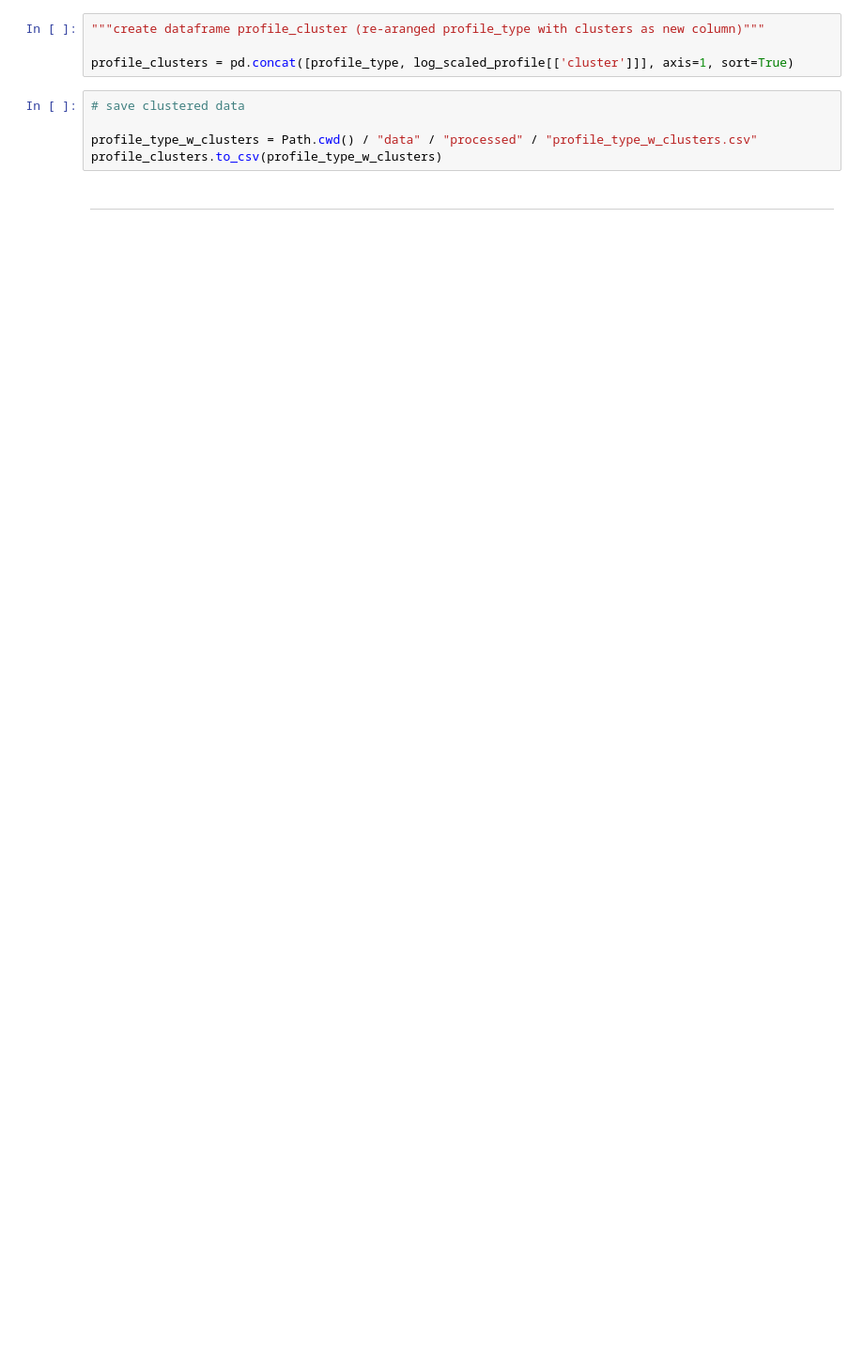
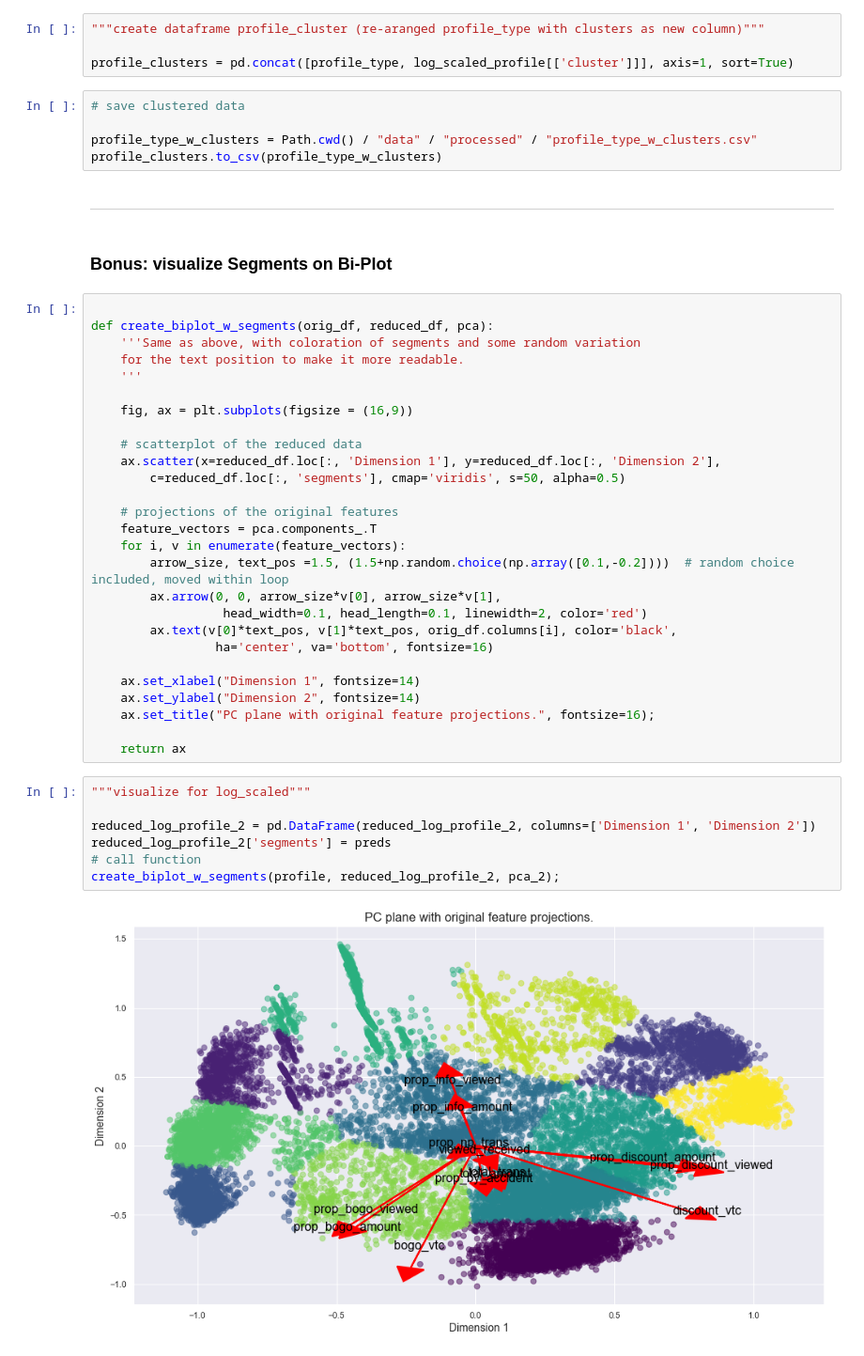
Before and after one commit to rbuerki/segmentation-challenge-starbucks, a Jupyter notebook: 4-PCA_and_clustering.ipynb, the cells around one changed output. Shown at 94% size. Drawn from its saved outputs; the diff is of its cells as text; blank space fills up the shorter version.

Commit message:
FEAT: add segment plot at very end

```diff
--- a/4-PCA_and_clustering.ipynb
+++ b/4-PCA_and_clustering.ipynb
@@ -757,3 +757,41 @@ profile_type_w_clusters = Path.cwd() / "data" / "processed" / "profile_type_w_cl
 profile_clusters.to_csv(profile_type_w_clusters)
 # %% [markdown]
 ---
+# %% [markdown]
+### Bonus: visualize Segments on Bi-Plot
+# %%
+
+def create_biplot_w_segments(orig_df, reduced_df, pca):
+    '''Same as above, with coloration of segments and some random variation
+    for the text position to make it more readable.
+    '''
+
+    fig, ax = plt.subplots(figsize = (16,9))
+
+    # scatterplot of the reduced data
+    ax.scatter(x=reduced_df.loc[:, 'Dimension 1'], y=reduced_df.loc[:, 'Dimension 2'],
+        c=reduced_df.loc[:, 'segments'], cmap='viridis', s=50, alpha=0.5)
+
+    # projections of the original features
+    feature_vectors = pca.components_.T
+    for i, v in enumerate(feature_vectors):
+        arrow_size, text_pos =1.5, (1.5+np.random.choice(np.array([0.1,-0.2])))  # random choice included, moved within loop
+        ax.arrow(0, 0, arrow_size*v[0], arrow_size*v[1],
+                  head_width=0.1, head_length=0.1, linewidth=2, color='red')
+        ax.text(v[0]*text_pos, v[1]*text_pos, orig_df.columns[i], color='black',
+                 ha='center', va='bottom', fontsize=16)
+
+    ax.set_xlabel("Dimension 1", fontsize=14)
+    ax.set_ylabel("Dimension 2", fontsize=14)
+    ax.set_title("PC plane with original feature projections.", fontsize=16);
+
+    return ax
+# %%
+"""visualize for log_scaled"""
+
+reduced_log_profile_2 = pd.DataFrame(reduced_log_profile_2, columns=['Dimension 1', 'Dimension 2'])
+reduced_log_profile_2['segments'] = preds
+# call function
+create_biplot_w_segments(profile, reduced_log_profile_2, pca_2);
+# %% [output]
+[figure, added]
```
Also changed, not shown: parts of 10 cells of this notebook.
